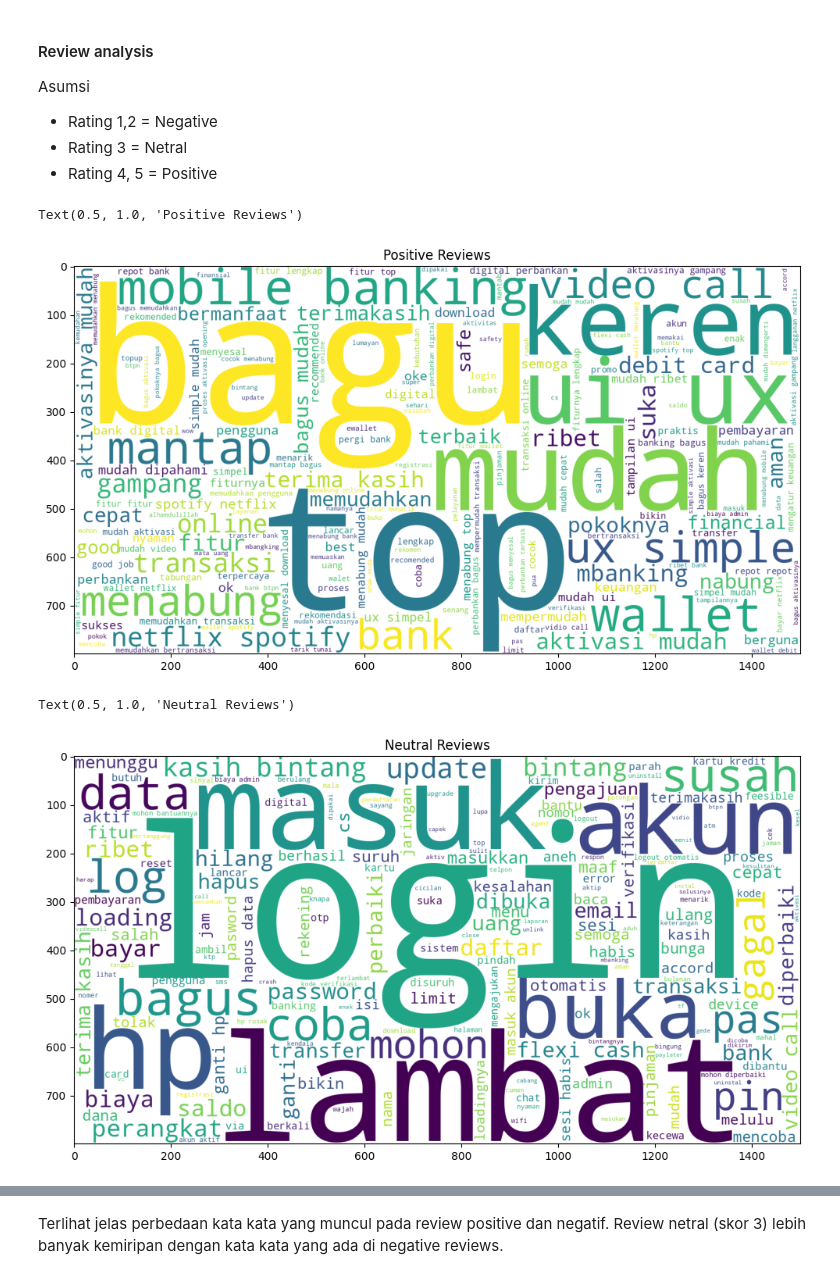
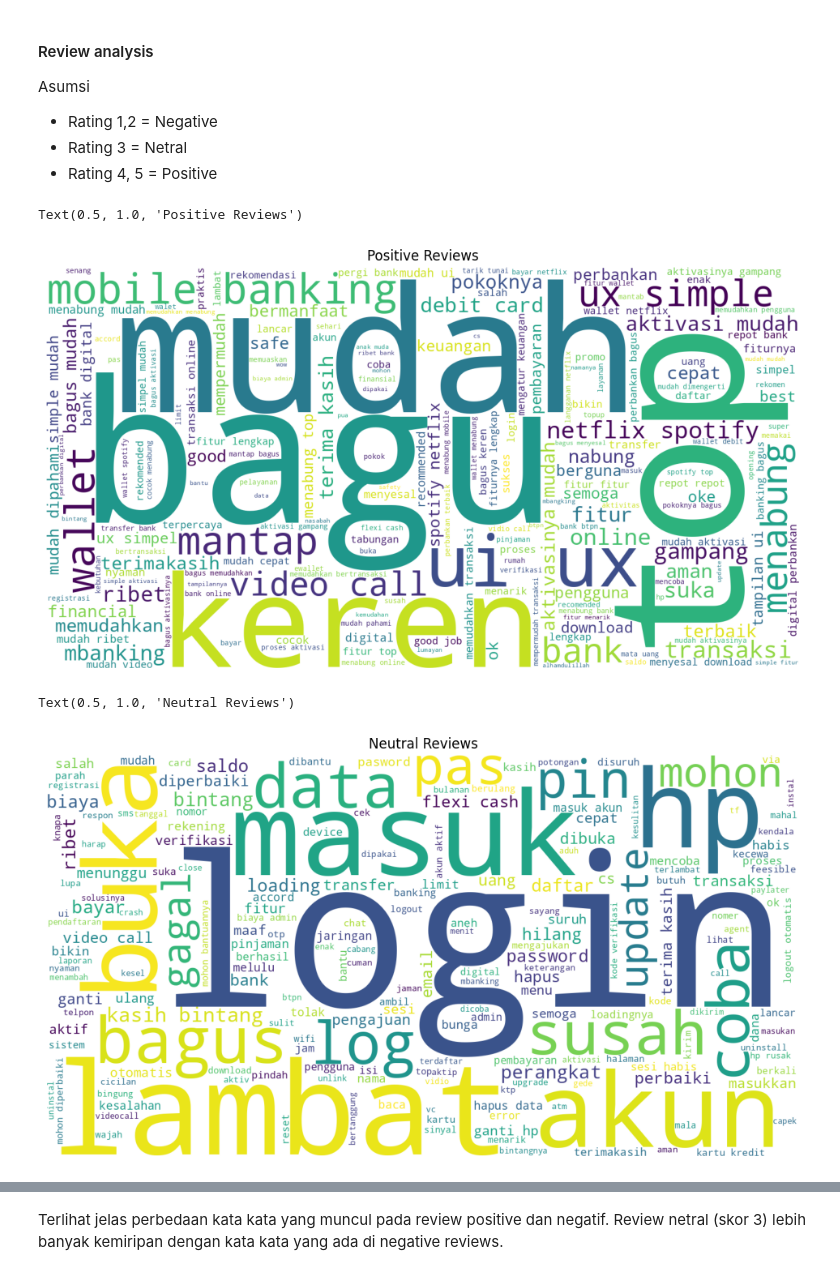
Before and after one commit to thisisnadya/jenius_review_analysis, a Jupyter notebook: main/review_analysis_jenius.ipynb, the cells around one changed output, grey strips where cells are left out. Drawn from its saved outputs; the diff is of its cells as text; code cells hidden in the pictures.

```diff
--- a/main/review_analysis_jenius.ipynb
+++ b/main/review_analysis_jenius.ipynb
@@ -708,18 +710,20 @@ negative = ' '.join(map(str, reviews[df['score'] < 3]))
 positive_wordcloud = WordCloud(width=1500, height=800, background_color='white').generate(positive)
 plt.figure(figsize=(12,12))
 plt.imshow(positive_wordcloud)
+plt.axis('off')
 plt.title('Positive Reviews')
 # %% [output]
 Text(0.5, 1.0, 'Positive Reviews')
-[figure, old version]
+[figure, new version]
 # %%
 neutral_wordcloud = WordCloud(width=1500, height=800, background_color='white').generate(neutral)
 plt.figure(figsize=(12,12))
 plt.imshow(neutral_wordcloud)
+plt.axis('off')
 plt.title('Neutral Reviews')
 # %% [output]
 Text(0.5, 1.0, 'Neutral Reviews')
-[figure, old version]
+[figure, new version]
 # %%
 negative_wordcloud = WordCloud(width=1500, height=800, background_color='white').generate(negative)
 plt.figure(figsize=(12,12))
```
Also changed, not shown: parts of 2 cells of this notebook, 10 other files.
